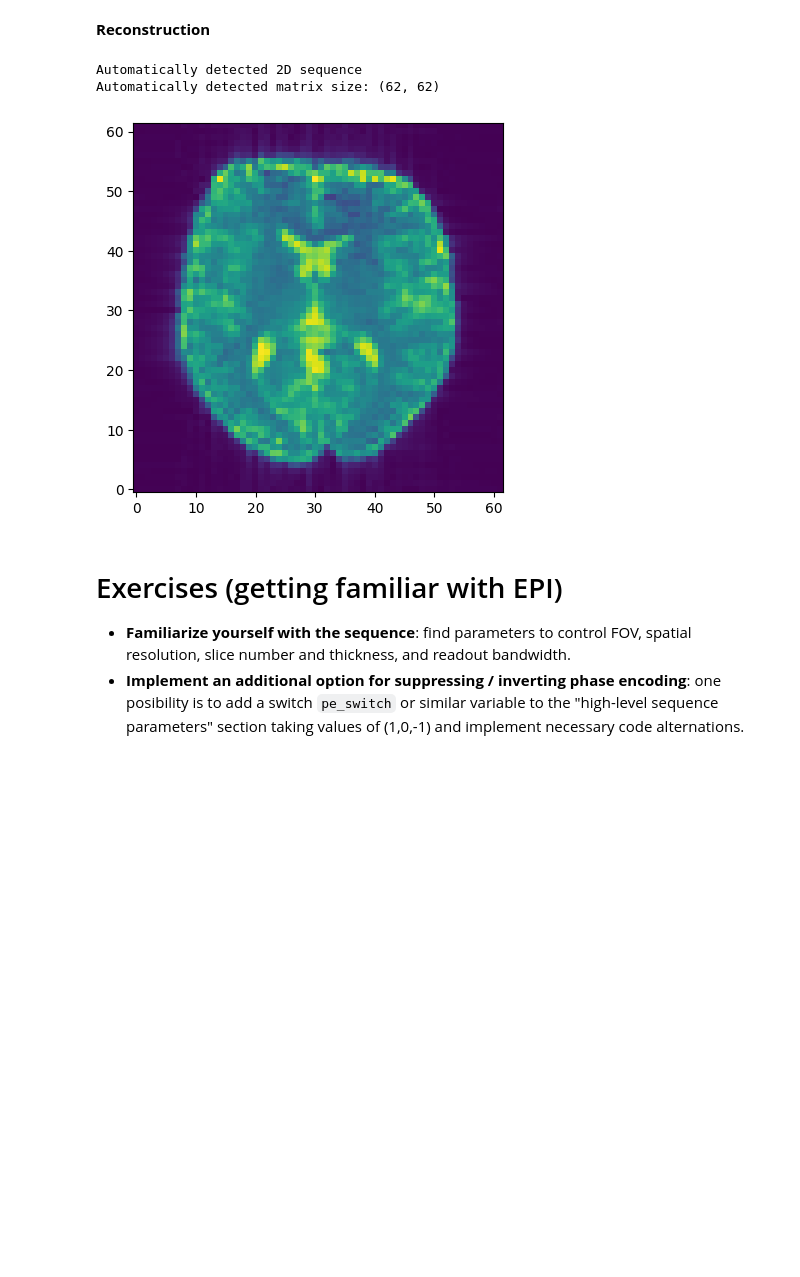
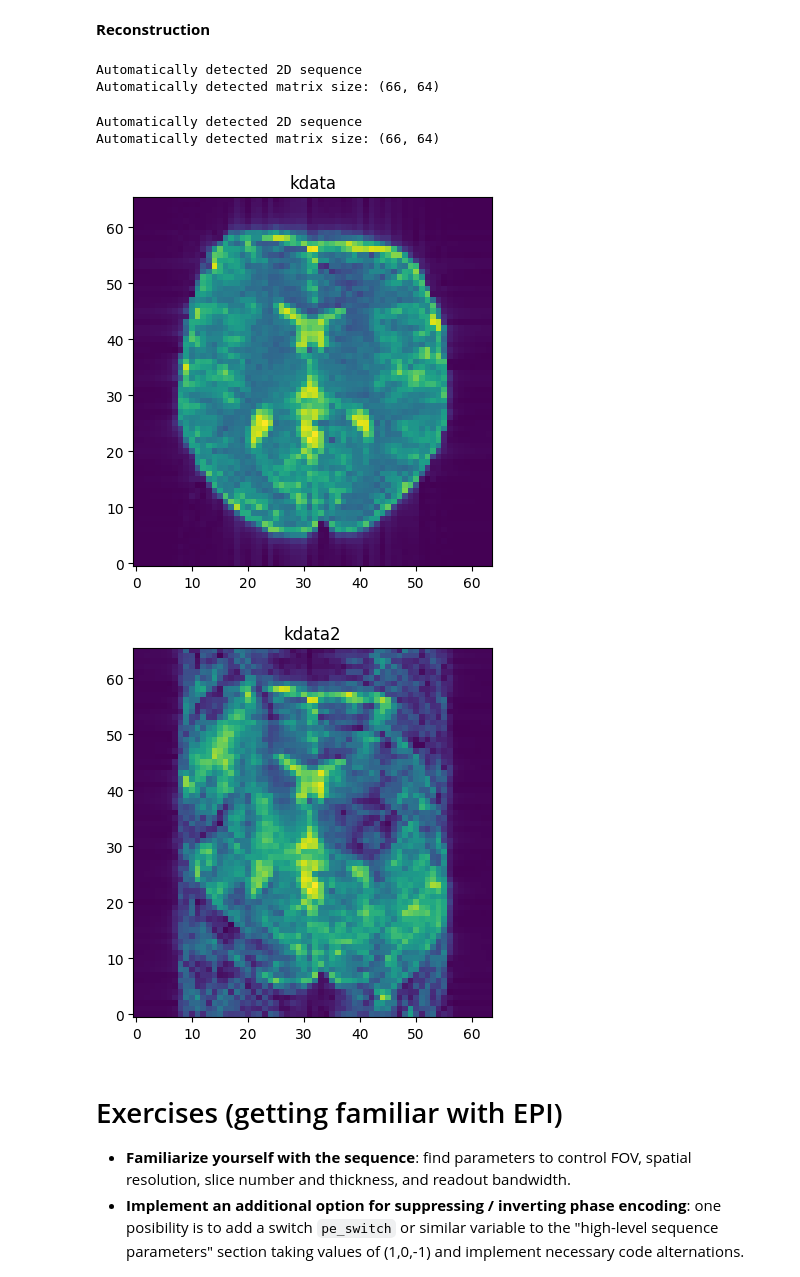
Before and after one commit to Nikbert/EPI_simulations, a Jupyter notebook: tutorials/07_echo_planar_imaging/notebooks/01_write_and_simulate_basic_EPI.ipynb, the cells around one changed output. Drawn from its saved outputs; the diff is of its cells as text; code cells hidden in the pictures; blank space fills up the shorter version.

```diff
--- a/tutorials/07_echo_planar_imaging/notebooks/01_write_and_simulate_basic_EPI.ipynb
+++ b/tutorials/07_echo_planar_imaging/notebooks/01_write_and_simulate_basic_EPI.ipynb
@@ -41,8 +41,8 @@ Use the code block below to set high-level parameters such as FOV, spatial resol
 # %%
 # Define FOV, resolution and other parameters
 fov = 220e-3
-Nx = 60 #60
-Ny = 60 #60
+Nx = 64 #60
+Ny = 64 #60
 slice_thickness = 4e-3  # Slice thickness
 n_slices = 1
 ro_duration=1200e-6 # duration of the ADC / readout event, defailt: 1200us, 240us still works
@@ -83,6 +83,8 @@ rf, gz, gz_reph = mr.make_sinc_pulse(
 # Define other gradients and ADC events
 delta_k = 1 / fov
 k_width = Nx * delta_k
+print('delta_k',delta_k)
+print('k_width',k_width)
 dwell_time = ro_duration / Nx
 flat_time = np.ceil(ro_duration / system.grad_raster_time) * system.grad_raster_time  # round-up to the gradient raster
 gx = mr.make_trapezoid(
@@ -94,15 +96,24 @@ gx = mr.make_trapezoid(
 gx2 = mr.make_trapezoid(
     channel="x",
     system=system,
-    amplitude = (k_width + delta_k/2) / ro_duration,
+    #amplitude = (k_width) / ro_duration + 0.05,
+    #amplitude = (k_width + delta_k/2) / ro_duration,
+    amplitude = (k_width + 0.5*10) / ro_duration,
     flat_time=flat_time,
 )
 gx3 = mr.make_trapezoid(
     channel="x",
     system=system,
-    amplitude = (k_width - delta_k/2) / ro_duration,
+    #amplitude = (k_width) / ro_duration - 0.127,
+    amplitude = (k_width - 0.5*10) / ro_duration,
     flat_time=flat_time,
 )
+
+#amplitude = (k_width) / ro_duration - 0.127,
+amplitude2 = (k_width - delta_k/2) / ro_duration,
+
+#print('amplitude',amplitude)
+print('amplitude2',amplitude2)
 
 adc = mr.make_adc(
     num_samples=Nx,
@@ -312,7 +339,8 @@ The code below simulates the whole sequence, and shows the magnitude of the raw
 # %%
 if simulate:
   # Simulate sequence
-  kdata = simulate_2d(seq, sim_size=[60,60], noise_level=0, n_coils=1) # B0_polynomial=[...] optional parameter: B0_offset, Gx, Gy, x^2, y^2, x*y; units??? good value 200
+  kdata = simulate_2d(seq, sim_size=[Nx*2,Ny*2], noise_level=0, n_coils=1) # B0_polynomial=[...] optional parameter: B0_offset, Gx, Gy, x^2, y^2, x*y; units??? good value 200
+  kdata2 = simulate_2d(seq2, sim_size=[Nx*2,Ny*2], noise_level=0, n_coils=1)
 
   # Display raw data profiles
   plt.figure()
@@ -335,15 +364,27 @@ Calculating repetition 1 / 1 - done
 # %%
 if simulate:
   rec = reconstruct(kdata, seq, trajectory_delay=0e-6, cartesian=False) # for the trajectory delay to work with the basic (non-ramp-sampling EPI) cartesian=False is needed
   # need to invert data dimentions because the reconstruction code uses iFFT to go from k-space to image space
   rec=rec[::-1,::-1]
 
   plt.figure()
-  plt.imshow(abs(rec), origin='lower');
+  plt.imshow(abs(rec), origin='lower')
+  plt.title('kdata')
+
+  rec = reconstruct(kdata2, seq, trajectory_delay=0e-6, cartesian=False) # for the trajectory delay to work with the basic (non-ramp-sampling EPI) cartesian=False is needed
+  # need to invert data dimentions because the reconstruction code uses iFFT to go from k-space to image space
+  rec=rec[::-1,::-1]
+
+  plt.figure()
+  plt.imshow(abs(rec), origin='lower')
+  plt.title('kdata2');
 # %% [output]
 Automatically detected 2D sequence
-Automatically detected matrix size: (62, 62)
+Automatically detected matrix size: (66, 64)
+Automatically detected 2D sequence
+Automatically detected matrix size: (66, 64)
-[figure, old version]
+[figure, new version]
+[figure, added]
 # %% [markdown]
 # Exercises (getting familiar with EPI)
 * **Familiarize yourself with the sequence**: find parameters to control FOV, spatial resolution, slice number and thickness, and readout bandwidth.
```
Also changed, not shown: parts of 8 cells of this notebook.
